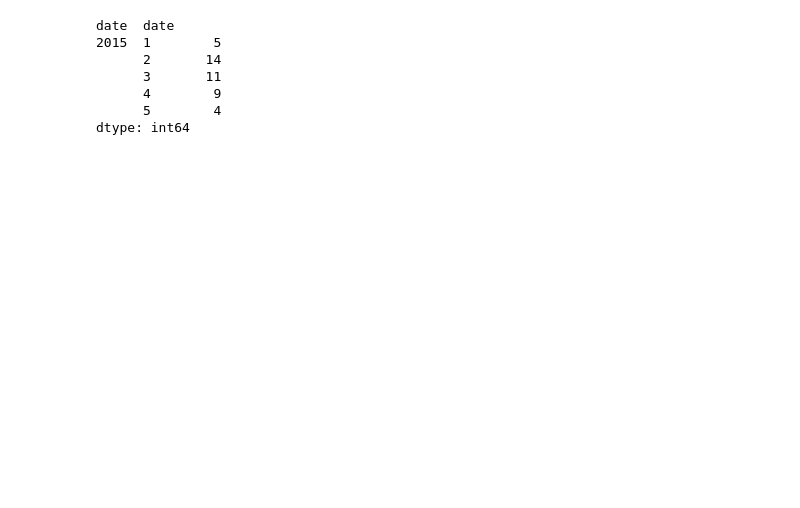
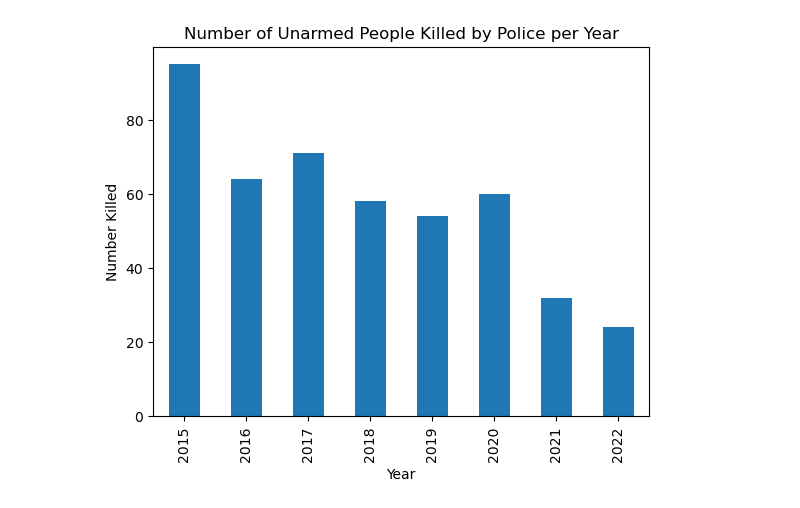
Before and after one commit to akivajackson/Data-Analysis, a Jupyter notebook: police/police shootings.ipynb, the cells around one changed output. Saved outputs shown, nothing was run; the diff lists cells and outputs as text; code cells hidden in the pictures; blank space fills up the shorter version.

```diff
--- a/police/police shootings.ipynb
+++ b/police/police shootings.ipynb
@@ -78,10 +124,0 @@ udf.groupby([udf["date"].dt.year, udf["date"].dt.month]).size().plot(kind="bar")
-# %%
-bydate.head()
-# %% [output]
-date  date
-2015  1        5
-      2       14
-      3       11
-      4        9
-      5        4
-dtype: int64
@@ -89,0 +125,10 @@ dtype: int64
+# %%
+killings_yearly.plot(
+        kind="bar",
+        title="Number of Unarmed People Killed by Police per Year",
+        xlabel="Year",
+        ylabel="Number Killed",
+        # xticks=xt
+        );
+# %% [output]
+[figure, added]
```
Also changed, not shown: parts of 32 cells of this notebook, 2 other files.
